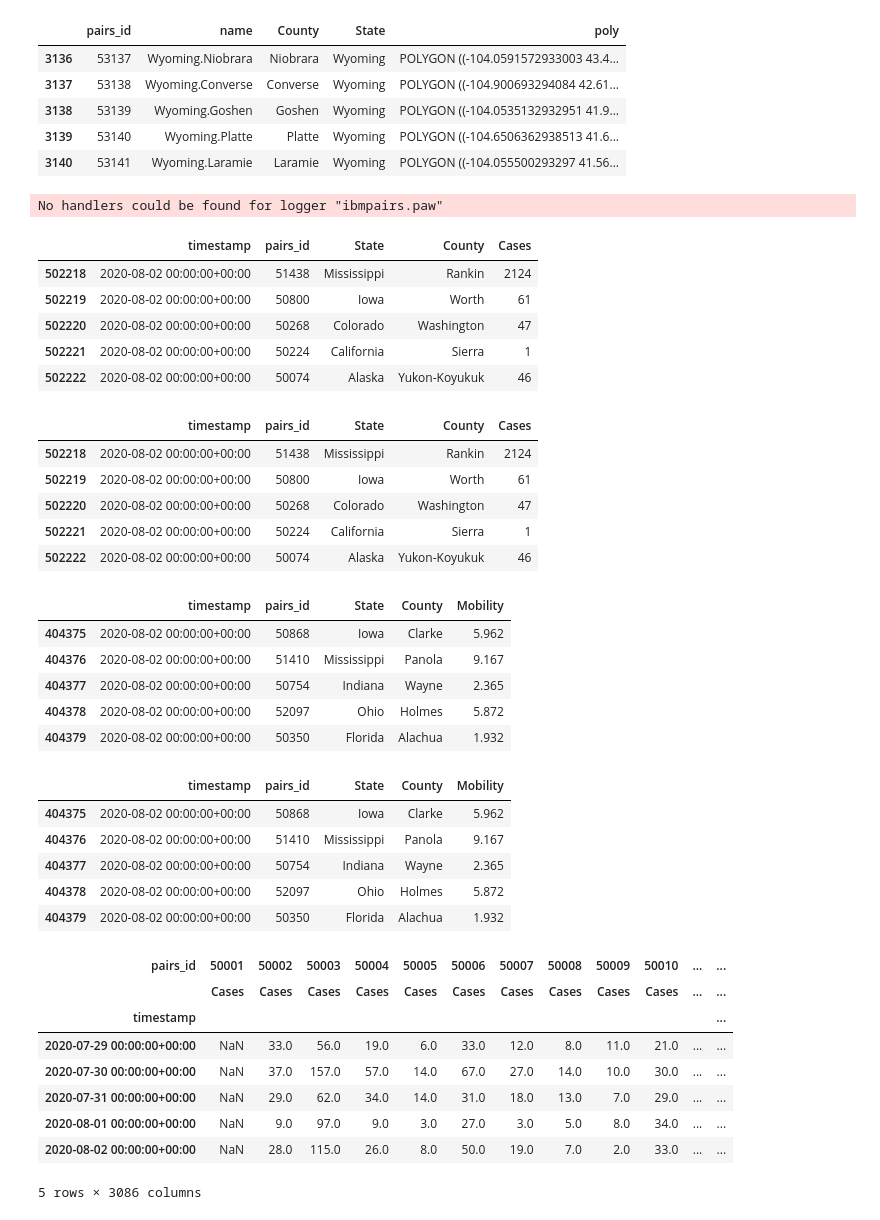
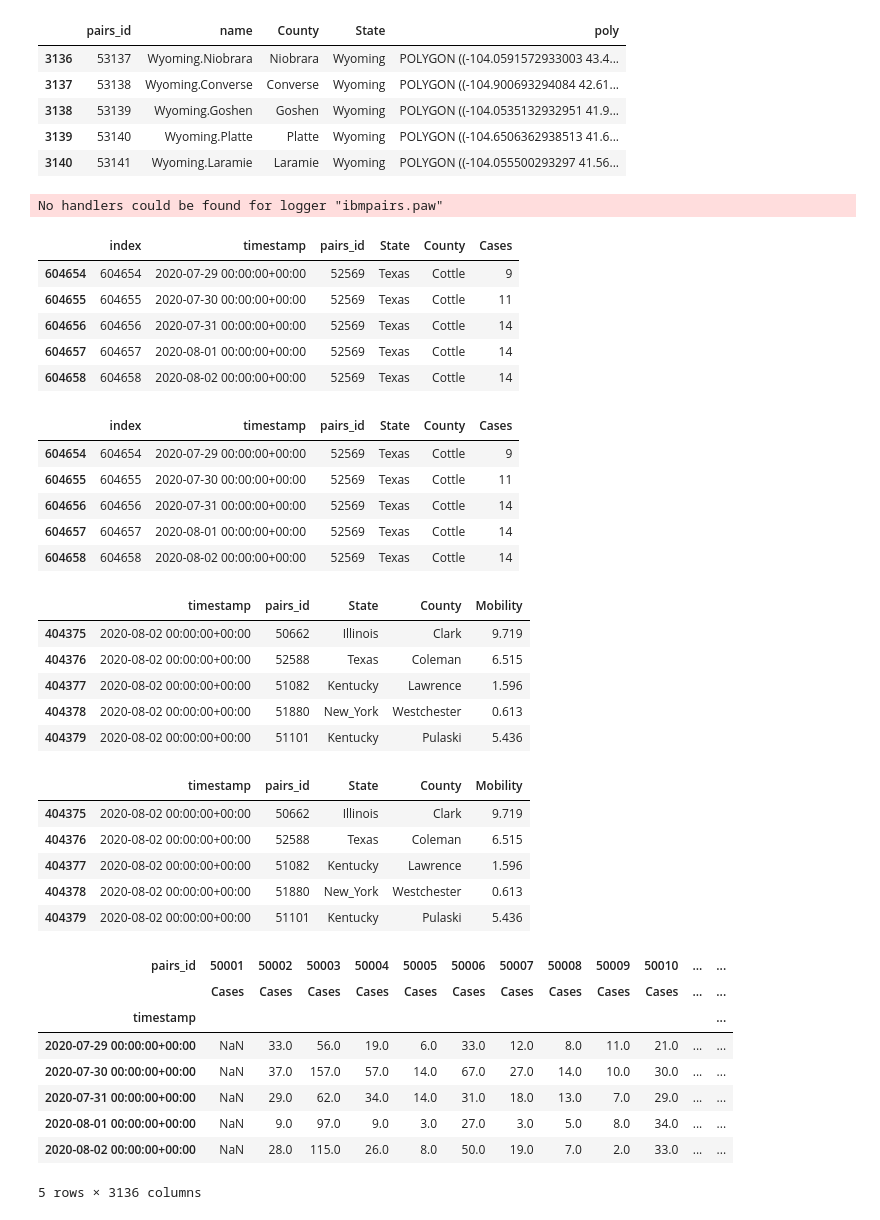
Before and after one commit to IBM/ibmpairs, a Jupyter notebook: examples/Covid19CriticalMobility/covid19_mobility_FullTraining_dataprep.ipynb, the cells around one changed output. Drawn from its saved outputs; the diff is of its cells as text; code cells hidden in the pictures.

```diff
--- a/examples/Covid19CriticalMobility/covid19_mobility_FullTraining_dataprep.ipynb
+++ b/examples/Covid19CriticalMobility/covid19_mobility_FullTraining_dataprep.ipynb
@@ -36,7 +36,7 @@ print('Considering data from                      ', dt_cutoff_min)
 dt_cutoff_latest = datetime(2020,8,2, tzinfo=pytz.utc)
 print('Plotting data up to                        ', dt_cutoff_latest)
 
-data_subdirectory = 'data/csv/run95FullTraining'
+data_subdirectory = 'data/csv/run98FullTrainingJHU'
 if not os.path.exists(data_subdirectory):
     os.makedirs(data_subdirectory)
 print('data_subdirectory                          ', data_subdirectory)
@@ -91,19 +93,24 @@ df_region.tail()
 | 3139 | 53140 | Wyoming.Platte | Platte | Wyoming | POLYGON ((-104.6506362938513 41.6... |
 | 3140 | 53141 | Wyoming.Laramie | Laramie | Wyoming | POLYGON ((-104.055500293297 41.56... |
 # %%
-
 # Query Local COVID-19 Cases
-coronaQueryLocal = covid19.query_local(layerID='P579C6096')
+coronaQueryLocal = covid19.query_local(layerID='P567C6007') #JHU
 df_local_covid = coronaQueryLocal.vdf[['timestamp', 'pairs_id', 'State', 'County', 'Value']]
 df_local_covid = df_local_covid.rename(columns={'Value': 'Cases'})
 df_local_covid['pairs_id'] = df_local_covid['pairs_id'].astype(int)
 df_local_covid = df_local_covid[df_local_covid['timestamp']<=dt_cutoff_latest].reset_index(drop=True)
+
+df_local_covid = pandas.merge(df_local_covid, df_region[['pairs_id']], on='pairs_id').reset_index()
+
+# Make a copy in the specific subfolder
+df_local_covid.to_csv(os.path.join(data_subdirectory, 'df_local_covid.csv'), index=None)
+
 df_local_covid.tail()
 # %% [output]
 No handlers could be found for logger "ibmpairs.paw"
-|  | timestamp | pairs_id | State | County | Cases |
-| 502218 | 2020-08-02 00:00:00+00:00 | 51438 | Mississippi | Rankin | 2124 |
-| 502219 | 2020-08-02 00:00:00+00:00 | 50800 | Iowa | Worth | 61 |
-| 502220 | 2020-08-02 00:00:00+00:00 | 50268 | Colorado | Washington | 47 |
-| 502221 | 2020-08-02 00:00:00+00:00 | 50224 | California | Sierra | 1 |
-| 502222 | 2020-08-02 00:00:00+00:00 | 50074 | Alaska | Yukon-Koyukuk | 46 |
+|  | index | timestamp | pairs_id | State | County | Cases |
+| 604654 | 604654 | 2020-07-29 00:00:00+00:00 | 52569 | Texas | Cottle | 9 |
+| 604655 | 604655 | 2020-07-30 00:00:00+00:00 | 52569 | Texas | Cottle | 11 |
+| 604656 | 604656 | 2020-07-31 00:00:00+00:00 | 52569 | Texas | Cottle | 14 |
+| 604657 | 604657 | 2020-08-01 00:00:00+00:00 | 52569 | Texas | Cottle | 14 |
+| 604658 | 604658 | 2020-08-02 00:00:00+00:00 | 52569 | Texas | Cottle | 14 |
@@ -113,28 +117,31 @@ df_local_covid.to_csv(os.path.join(data_subdirectory, 'df_local_covid.csv'), ind
 # %%
-# Get the covid data (raw cumulative cases)
+# Read back covid data from csv (raw cumulative cases)
 df_local_covid = pandas.read_csv(os.path.join(data_subdirectory, 'df_local_covid.csv'))
 df_local_covid['timestamp'] = pandas.to_datetime(df_local_covid['timestamp'])
 df_local_covid.tail()
 # %% [output]
-|  | timestamp | pairs_id | State | County | Cases |
-| 502218 | 2020-08-02 00:00:00+00:00 | 51438 | Mississippi | Rankin | 2124 |
-| 502219 | 2020-08-02 00:00:00+00:00 | 50800 | Iowa | Worth | 61 |
-| 502220 | 2020-08-02 00:00:00+00:00 | 50268 | Colorado | Washington | 47 |
-| 502221 | 2020-08-02 00:00:00+00:00 | 50224 | California | Sierra | 1 |
-| 502222 | 2020-08-02 00:00:00+00:00 | 50074 | Alaska | Yukon-Koyukuk | 46 |
+|  | index | timestamp | pairs_id | State | County | Cases |
+| 604654 | 604654 | 2020-07-29 00:00:00+00:00 | 52569 | Texas | Cottle | 9 |
+| 604655 | 604655 | 2020-07-30 00:00:00+00:00 | 52569 | Texas | Cottle | 11 |
+| 604656 | 604656 | 2020-07-31 00:00:00+00:00 | 52569 | Texas | Cottle | 14 |
+| 604657 | 604657 | 2020-08-01 00:00:00+00:00 | 52569 | Texas | Cottle | 14 |
+| 604658 | 604658 | 2020-08-02 00:00:00+00:00 | 52569 | Texas | Cottle | 14 |
 # %%
-
-# Query Local Mobility
+# Query Local Mobility (Descartes lab median of max mobility)
 mobilityQueryLocal = covid19.query_local(layerID='P612C6303')
 df_local_mobility = mobilityQueryLocal.vdf[['timestamp', 'pairs_id', 'State', 'County', 'Value']]
 df_local_mobility = df_local_mobility.rename(columns={'Value': 'Mobility'})
 df_local_mobility['pairs_id'] = df_local_mobility['pairs_id'].astype(int)
 df_local_mobility = df_local_mobility[df_local_mobility['timestamp']<=dt_cutoff_latest].reset_index(drop=True)
+
+# Make a copy in the specific subfolder
+df_local_mobility.to_csv(os.path.join(data_subdirectory, 'df_local_mobility.csv'), index=None)
+
 df_local_mobility.tail()
 # %% [output]
 |  | timestamp | pairs_id | State | County | Mobility |
-| 404375 | 2020-08-02 00:00:00+00:00 | 50868 | Iowa | Clarke | 5.962 |
-| 404376 | 2020-08-02 00:00:00+00:00 | 51410 | Mississippi | Panola | 9.167 |
-| 404377 | 2020-08-02 00:00:00+00:00 | 50754 | Indiana | Wayne | 2.365 |
-| 404378 | 2020-08-02 00:00:00+00:00 | 52097 | Ohio | Holmes | 5.872 |
-| 404379 | 2020-08-02 00:00:00+00:00 | 50350 | Florida | Alachua | 1.932 |
+| 404375 | 2020-08-02 00:00:00+00:00 | 50662 | Illinois | Clark | 9.719 |
+| 404376 | 2020-08-02 00:00:00+00:00 | 52588 | Texas | Coleman | 6.515 |
+| 404377 | 2020-08-02 00:00:00+00:00 | 51082 | Kentucky | Lawrence | 1.596 |
+| 404378 | 2020-08-02 00:00:00+00:00 | 51880 | New_York | Westchester | 0.613 |
+| 404379 | 2020-08-02 00:00:00+00:00 | 51101 | Kentucky | Pulaski | 5.436 |
@@ -144,15 +148,15 @@ df_local_mobility.to_csv(os.path.join(data_subdirectory, 'df_local_mobility.csv'
 # %%
-# Get the mobility data (descartes lab median of max mobility)
+# Read back mobility data (Descartes lab median of max mobility)
 df_local_mobility = pandas.read_csv(os.path.join(data_subdirectory, 'df_local_mobility.csv'))
 df_local_mobility['timestamp'] = pandas.to_datetime(df_local_mobility['timestamp'])
 df_local_mobility.tail()
 # %% [output]
 |  | timestamp | pairs_id | State | County | Mobility |
-| 404375 | 2020-08-02 00:00:00+00:00 | 50868 | Iowa | Clarke | 5.962 |
-| 404376 | 2020-08-02 00:00:00+00:00 | 51410 | Mississippi | Panola | 9.167 |
-| 404377 | 2020-08-02 00:00:00+00:00 | 50754 | Indiana | Wayne | 2.365 |
-| 404378 | 2020-08-02 00:00:00+00:00 | 52097 | Ohio | Holmes | 5.872 |
-| 404379 | 2020-08-02 00:00:00+00:00 | 50350 | Florida | Alachua | 1.932 |
+| 404375 | 2020-08-02 00:00:00+00:00 | 50662 | Illinois | Clark | 9.719 |
+| 404376 | 2020-08-02 00:00:00+00:00 | 52588 | Texas | Coleman | 6.515 |
+| 404377 | 2020-08-02 00:00:00+00:00 | 51082 | Kentucky | Lawrence | 1.596 |
+| 404378 | 2020-08-02 00:00:00+00:00 | 51880 | New_York | Westchester | 0.613 |
+| 404379 | 2020-08-02 00:00:00+00:00 | 51101 | Kentucky | Pulaski | 5.436 |
 # %%
 # Unstacking COVID19 and mobility
 
@@ -218,4 +222,4 @@ df_new.tail()
 | 2020-07-31 00:00:00+00:00 | NaN | 29.0 | 62.0 | 34.0 | 14.0 | 31.0 | 18.0 | 13.0 | 7.0 | 29.0 | ... | ... |
 | 2020-08-01 00:00:00+00:00 | NaN | 9.0 | 97.0 | 9.0 | 3.0 | 27.0 | 3.0 | 5.0 | 8.0 | 34.0 | ... | ... |
 | 2020-08-02 00:00:00+00:00 | NaN | 28.0 | 115.0 | 26.0 | 8.0 | 50.0 | 19.0 | 7.0 | 2.0 | 33.0 | ... | ... |
-5 rows × 3086 columns
+5 rows × 3136 columns
```
Also changed, not shown: parts of 31 cells of this notebook, 1 other file.
